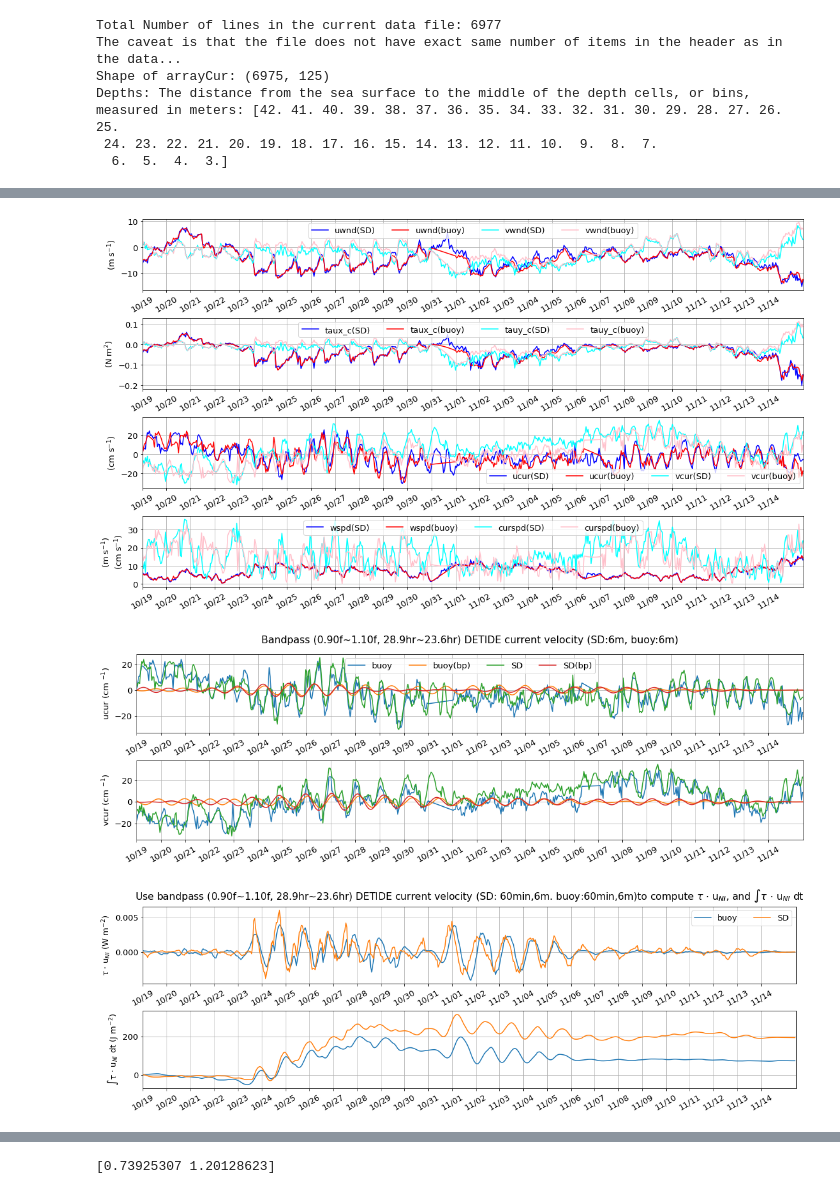
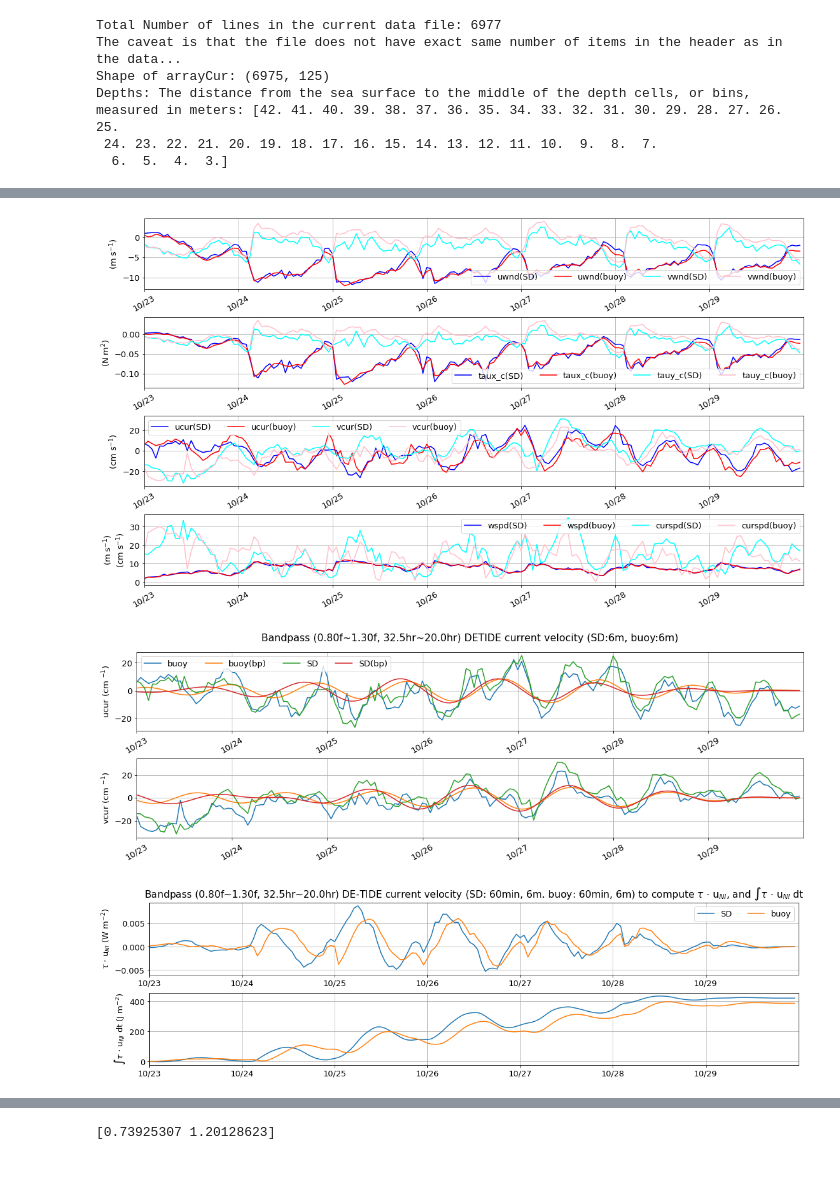
Before and after one commit to nanhsunchi/sd-ni-wp, a Jupyter notebook: test_method_buoy-SD/compute_wind_power_input_on-buoy-cur-grid_detide.ipynb, the cells around one changed output, grey strips where cells are left out. Saved outputs shown, nothing was run; the diff lists cells and outputs as text; code cells hidden in the pictures.

Commit message:
replot wind power input for AGU poster + plot maps of SD tracks + check tidal currents wrt 2023's SD-1042 and C12 on the West Florida Shelf

```diff
--- a/test_method_buoy-SD/compute_wind_power_input_on-buoy-cur-grid_detide.ipynb
+++ b/test_method_buoy-SD/compute_wind_power_input_on-buoy-cur-grid_detide.ipynb
@@ -39,13 +39,13 @@ platf_num = '1042'
 path_met_SD = '/Users/chi/Documents/projects/sd-ni-wp/data_manipulate/data_merge_airsea/'
 path_cur_SD = '/Users/chi/Documents/projects/sd-ni-wp/data_manipulate/data_merge_adcp/'
 ### SD-1042 merged nc file info
-tlim_plot = [datetime.datetime(int(year),10,19,12), datetime.datetime(int(year),11,15,23)] ### 2023 SD1042
-# tlim_plot = [datetime.datetime(int(year),10,23), datetime.datetime(int(year),10,31)] ### 2023 SD1042
+# tlim_plot = [datetime.datetime(int(year),10,19,12), datetime.datetime(int(year),11,15,23)] ### 2023 SD1042
+tlim_plot = [datetime.datetime(int(year),10,23), datetime.datetime(int(year),10,30)] ### 2023 SD1042
 nday_plot = (tlim_plot[1]-tlim_plot[0]).days
 tticks = [tlim_plot[0]+datetime.timedelta(days=i) for i in range(nday_plot)]
 tticks_label = [tticks[i].strftime('%m/%d') for i in range(len(tticks))]
 ### todal current data
-path_tide_buoy = '/Users/chi/Documents/projects/sd-ni-wp/test_method_buoy-SD/check_tide-buoy/'
+path_tide_buoy = '/Users/chi/Documents/projects/sd-ni-wp/test_method_buoy-SD/check_tide/'
 fn_tide_buoy = 'timeseries_uv-tide_'+year+'-buoy'+buoy_id+'.txt'
 path_tide_SD = '/Users/chi/Documents/projects/sd-ni-wp/data_manipulate/data_SD_uv_tide/'
 fn_tide_SD = 'timeseries_uv-tide_'+year+'-SD'+platf_num+'.txt'
@@ -356,11 +357,11 @@ plt.subplots_adjust(left=0.1,bottom=0.1,right=0.9,top=0.9,wspace=0.1,hspace=0.4)
 # plt.savefig('timeseries_wind_tau_c_cur(QC)_spd_'+platf_num+'({:.1f}m)'.format(depths_cur_SD[iz_SD])+'_vs_buoy'+buoy_id+'({:.1f}m)'.format(depths_cur_buoy[iz_buoy])+'_'+\
 #             tlim_plot[0].strftime('%Y%m%d-')+tlim_plot[1].strftime('%m%d')+'_on-buoy-cur-grid.png',dpi=400,bbox_inches='tight')
 # %% [output]
-[figure, old version]
+[figure, new version]
 # %%
 ### band pass "DETIDE" current velocity to NI band
 f_buoy = 2*(2*np.pi/86400)*np.sin(lat_buoy/180*np.pi) # 1/s
-n_f = np.array([0.9,1.1]) #[0.8,1.2] [0.75,1.25]
+n_f = np.array([0.8,1.3]) #[0.8,1.2] [0.75,1.25]
 f_bp = f_buoy*n_f
 ucur_buoy_grid_bp = np.nan*np.ones( ucur_buoy_grid.shape )
 vcur_buoy_grid_bp = ucur_buoy_grid_bp.copy()
@@ -414,7 +415,7 @@ plt.savefig('timeseries_cur(QC-detide)-bp({:.2f}f~{:.2f}f)_'.format(n_f[0],n_f[1
             '_vs_buoy'+buoy_id+'({:.1f}m-detide)'.format(depths_cur_buoy[iz_buoy])+'_'+\
             tlim_plot[0].strftime('%Y%m%d-')+tlim_plot[1].strftime('%m%d')+'_from-buoy-cur-grid.png',dpi=400,bbox_inches='tight')
 # %% [output]
-[figure, old version]
+[figure, new version]
 # %%
 ### compute wind power (N m^-2)*(m s^-1)= N m^-1 s^-1 = J m^-2 s^-1 = W m^-2
 tau_dot_sfcvel_buoy = np.multiply(taux_c_buoy_grid,(0.01*ucur_buoy_grid_bp[:,iz_buoy])) +\
@@ -430,37 +431,37 @@ for i in range( len(dtime_buoy_grid) ):
 # %%
 ### plot wind power (tau dot NI current velocity in W m^-2) and energy input (integrate wind power over time in J m^-2)
 nrow = 2
 plt.clf()
-plt.gcf().set_size_inches(18, 5)
+plt.gcf().set_size_inches(18, 4.5)
 plt.rcParams.update({'font.size': 13})
 ### wind power
 plt.subplot(nrow,1,1)
+plt.plot( dtime_buoy_grid, tau_dot_sfcvel_SD, label='SD')
 plt.plot( dtime_buoy_grid, tau_dot_sfcvel_buoy, label='buoy')
-plt.plot( dtime_buoy_grid, tau_dot_sfcvel_SD, label='SD')
 plt.legend(ncol=nrow, loc='best')
 plt.ylabel('$\u03C4$ $\cdot$ u$_{NI}$ (W m$^{-2}$)')
 ### energy input
 plt.subplot(nrow,1,2)
+plt.plot( dtime_buoy_grid, energy_input_SD, label='SD')
 plt.plot( dtime_buoy_grid, energy_input_buoy, label='buoy')
-plt.plot( dtime_buoy_grid, energy_input_SD, label='SD')
 plt.ylabel('$\int$$\u03C4$ $\cdot$ u$_{NI}$ dt (J m$^{-2}$)')
 ### figure setting
 for i in range( nrow ):
     plt.subplot(nrow,1,i+1)
-    plt.xticks(tticks,rotation=30)
+    plt.xticks(tticks,rotation=0)
     plt.gca().set_xticklabels(tticks_label)
     plt.xlim(tlim_plot)
     plt.grid()
 
-plt.suptitle('Use bandpass ({:.2f}f~{:.2f}f, {:.1f}hr~{:.1f}hr) DETIDE current velocity (SD: {:.0f}min,{:.0f}m. buoy:{:.0f}min,{:.0f}m)'.\
+plt.suptitle('Bandpass ({:.2f}f~{:.2f}f, {:.1f}hr~{:.1f}hr) DE-TIDE current velocity (SD: {:.0f}min, {:.0f}m. buoy: {:.0f}min, {:.0f}m)'.\
              format(n_f[0],n_f[1],bp_sec[0]/3600,bp_sec[1]/3600,dsec_buoy/60,depths_cur_SD[iz_SD],dsec_buoy/60,depths_cur_buoy[iz_buoy])+\
-                'to compute $\u03C4$ $\cdot$ u$_{NI}$, and $\int$$\u03C4$ $\cdot$ u$_{NI}$ dt')
-plt.subplots_adjust(left=0.1,bottom=0.1,right=0.9,top=0.9,wspace=0.1,hspace=0.35)
+                ' to compute $\u03C4$ $\cdot$ u$_{NI}$, and $\int$$\u03C4$ $\cdot$ u$_{NI}$ dt')
+plt.subplots_adjust(left=0.1,bottom=0.1,right=0.9,top=0.9,wspace=0.1,hspace=0.25)
 ### save figure
 plt.savefig('timeseries_wind-power_energy-input_bp({:.2f}f~{:.2f}f)_'.format(n_f[0],n_f[1])+\
             platf_num+'({:.1f}m-QC-detide)'.format(depths_cur_SD[iz_SD])+'_vs_buoy'+buoy_id+'({:.1f}m-detide)'.format(depths_cur_buoy[iz_buoy])+'_'+\
             tlim_plot[0].strftime('%Y%m%d-')+tlim_plot[1].strftime('%m%d')+'_from-buoy-cur-grid.png',dpi=400,bbox_inches='tight')
 # %% [output]
-[figure, old version]
+[figure, new version]
 # %%
 print('=== results by bandpass {:.0f}m current velocity at {:.2f}f~{:.2f}f band: ==='.format(depths_cur_SD[iz_SD],n_f[0],n_f[1]))
```
Also changed, not shown: parts of 4 cells of this notebook, 9 other files.
